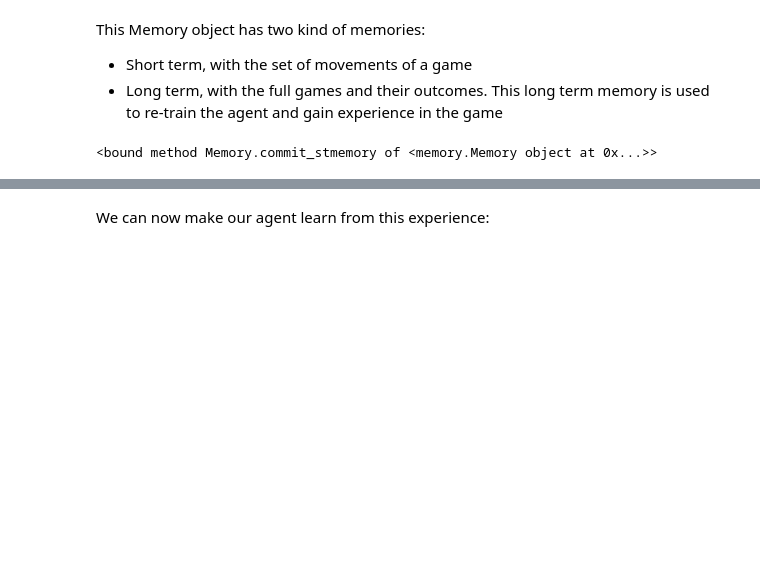
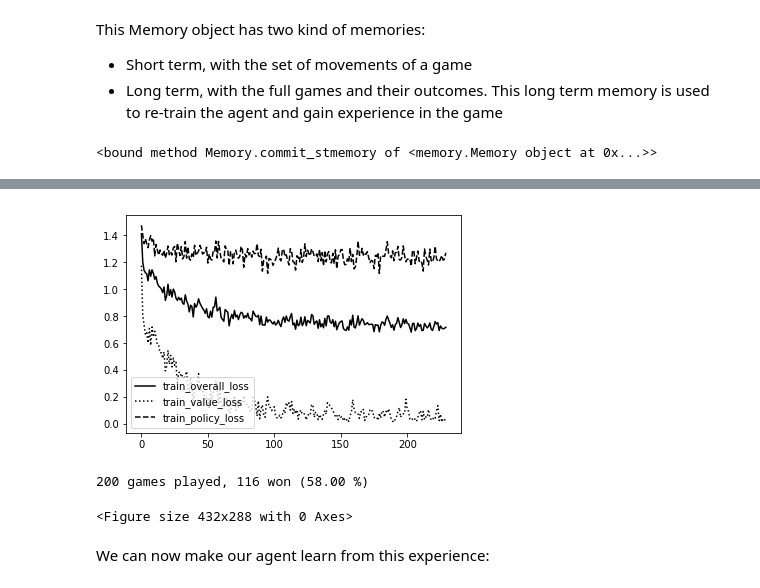
Before and after one commit to aitorAG/DeepReinforcementLearning, a Jupyter notebook: run_kschool_student.ipynb, the cells around one changed output, grey strips where cells are left out. Saved outputs shown, nothing was run; the diff lists cells and outputs as text; code cells hidden in the pictures; blank space fills up the shorter version.

```diff
--- a/run_kschool_student.ipynb
+++ b/run_kschool_student.ipynb
@@ -50,0 +239,2 @@ If player 1 moves to position 37, then player 1 will win. But player 1 is dumb,
+# %%
+game.step(10)
@@ -87,0 +316,2 @@ Now player 1 has learnt, and will do the right thing:
+# %%
+game.step(37)
@@ -140,3 +482,4 @@ This is a vector with the probability of all the positions in the board. For ins
 In the `act` method, the second argument should be 0 for a deterministic movement, and 1 for a random movement:
 # %%
 # Now it is the turn of the second player (who plays randomly)
+next_action, probs, MCTS_value, NN_value = agent.act(state, 1)
@@ -295,6 +688,7 @@ def simgame(game, agent, logger, memory = None):
     logger.info("---------------------------------------")
 
     state = game.reset()
+    memory.clear_stmemory()
 
     # 0 -> the neural network starts
     # 1 -> the random player starts
@@ -316,16 +710,15 @@ def simgame(game, agent, logger, memory = None):
 
     while not game_is_ended:
 
-        # *** YOUR CODE SHOULD DECIDE THE NEXT ACTION ***
-        next_action = None
+        next_action, probs, MCTS_value, NN_value = agent.act(state, tau)
+        state, score, _0, _n = game.step(next_action)
+        state.render(logger)
+        memory.commit_stmemory(game.identities, state, probs)
 
-        # *** YOU NEED TO UPDATE nn_movements ONLY WHEN THE NEURAL NETWORK PLAYS ***
-
-        # *** YOU SHOULD LOG MORE INFO, FOR INSTANCE, THE STATE OF THE BOARD ***
-
-        # *** HOW SHOULD UPDATE THE MEMORY OBJECT?
+        game_is_ended = state.isEndGame == 1
 
         if tau == 0:
+            nn_movements +=1
             logger.info("NN (%s) played, moved to %d" % (nn_symbol, next_action))
             tau = 1
         else:
@@ -334,8 +727,16 @@ def simgame(game, agent, logger, memory = None):
 
         logger.info("Game score: %d     MCTS: %.4f          NN: %.4f" % (score, MCTS_value, NN_value))
         if game_is_ended:
-            # *** WHO HAS WON? WRITE YOUR CODE HERE ***
-            winner = None
+            winner = game.currentPlayer*game.gameState.score[0]
+
+            for move in memory.stmemory:
+                if move['playerTurn'] == game.currentPlayer:
+                    move['value'] = -winner
+                else:
+                    move['value'] = winner
+
+            memory.commit_ltmemory()
+
             # If random started, then the result of the game is the opposite
             if who_starts == 1:
                 winner = winner*(-1)
@@ -355,3 +751,20 @@ def simgame(game, agent, logger, memory = None):
+# %%
+# Play N times, and keep track of the winning average of our agent
+N_GAMES=200
+
+n_wins = 0
+for k in range(N_GAMES):
+    score, nmovs, memory = simgame(game, agent, logger_simgame, memory)
+    if score == 1:
+        n_wins += 1
+    if (k+1)%10 == 0:
+        perc = n_wins/(k+1)*100
+        agent.replay(memory.ltmemory)
+        print("%d games played, %d won (%.2f %%)" % (k+1, n_wins, perc))
+# %% [output]
+[figure, added]
+200 games played, 116 won (58.00 %)
+<Figure size 432x288 with 0 Axes>
 # %% [markdown]
 We can now make our agent learn from this experience:
 # %%
```
Also changed, not shown: parts of 85 cells of this notebook, 1 other file.
